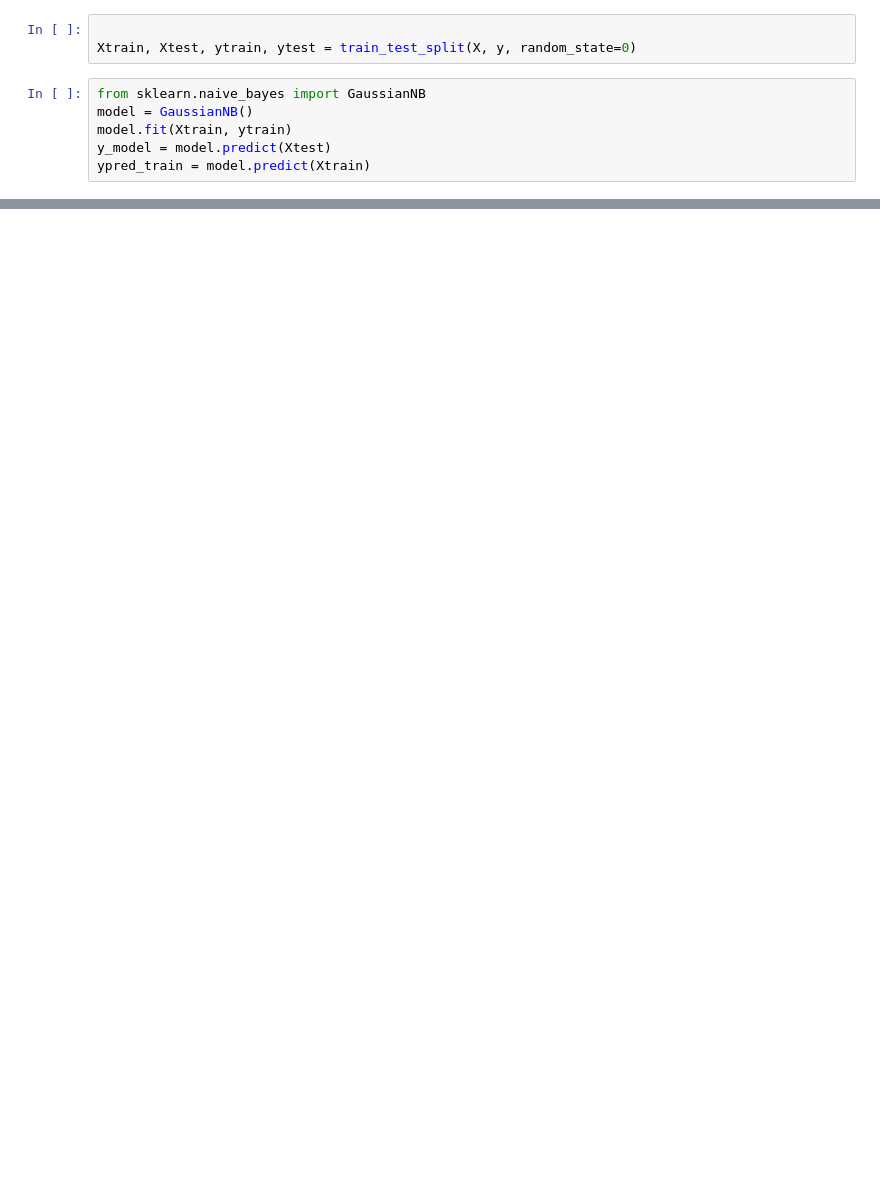
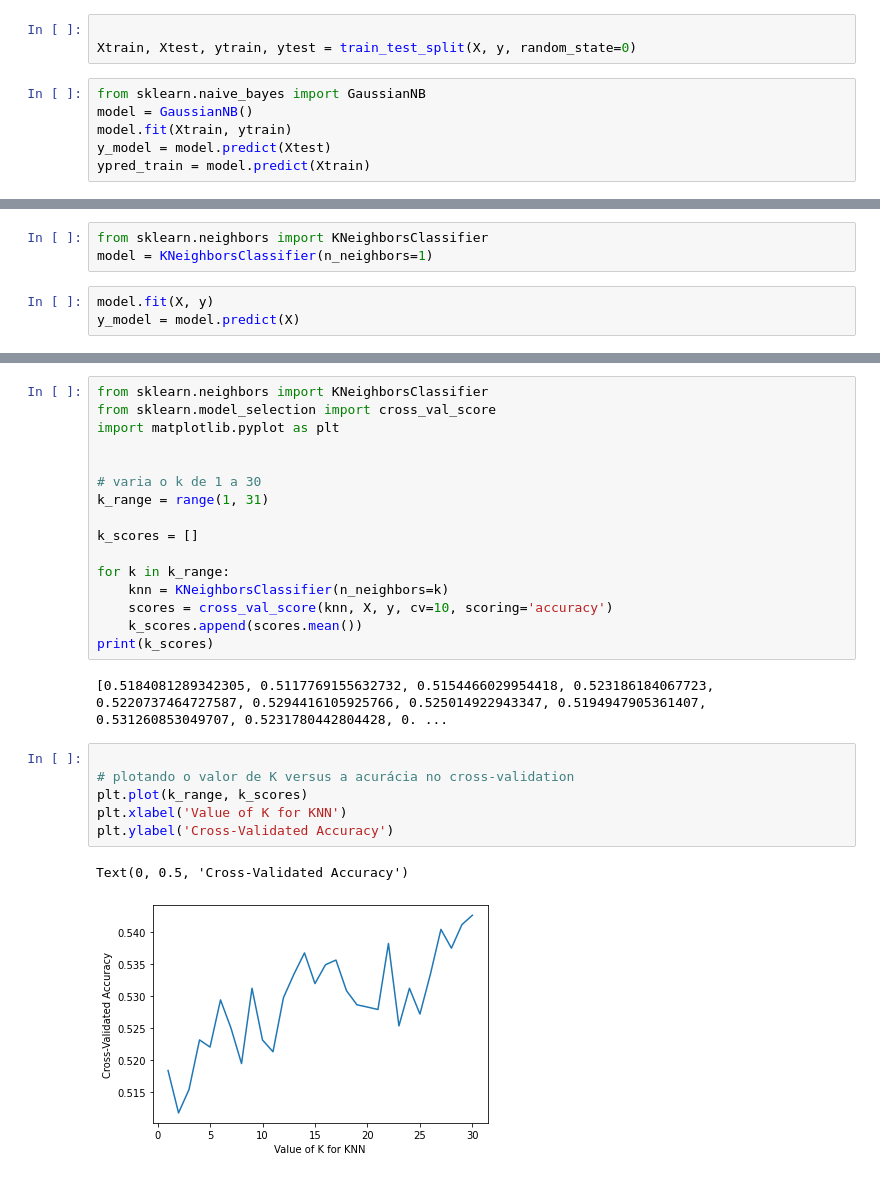
Before and after one commit to danielcti/data-science-project, a Jupyter notebook: dataVisualizationNetflixp2.ipynb, the cells around one changed output, grey strips where cells are left out. Saved outputs shown, nothing was run; the diff lists cells and outputs as text; blank space fills up the shorter version.

```diff
--- a/dataVisualizationNetflixp2.ipynb
+++ b/dataVisualizationNetflixp2.ipynb
@@ -1423,0 +1425,6 @@ if __name__ == "__main__":
+# %%
+from sklearn.neighbors import KNeighborsClassifier
+model = KNeighborsClassifier(n_neighbors=1)
+# %%
+model.fit(X, y)
+y_model = model.predict(X)
@@ -1423,0 +1462,27 @@ if __name__ == "__main__":
+# %%
+from sklearn.neighbors import KNeighborsClassifier
+from sklearn.model_selection import cross_val_score
+import matplotlib.pyplot as plt
+
+
+# varia o k de 1 a 30
+k_range = range(1, 31)
+
+k_scores = []
+
+for k in k_range:
+    knn = KNeighborsClassifier(n_neighbors=k)
+    scores = cross_val_score(knn, X, y, cv=10, scoring='accuracy')
+    k_scores.append(scores.mean())
+print(k_scores)
+# %% [output]
+[0.5184081289342305, 0.5117769155632732, 0.5154466029954418, 0.523186184067723, 0.5220737464727587, 0.5294416105925766, 0.525014922943347, 0.5194947905361407, 0.531260853049707, 0.5231780442804428, 0. ...
+# %%
+
+# plotando o valor de K versus a acurácia no cross-validation
+plt.plot(k_range, k_scores)
+plt.xlabel('Value of K for KNN')
+plt.ylabel('Cross-Validated Accuracy')
+# %% [output]
+Text(0, 0.5, 'Cross-Validated Accuracy')
+[figure, added]
```
Also changed, not shown: parts of 100 cells of this notebook.
